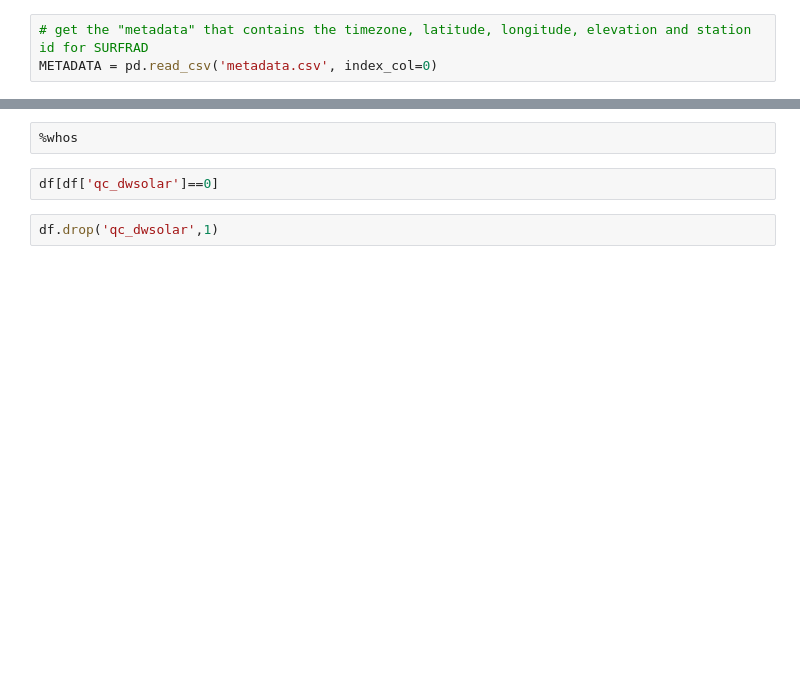
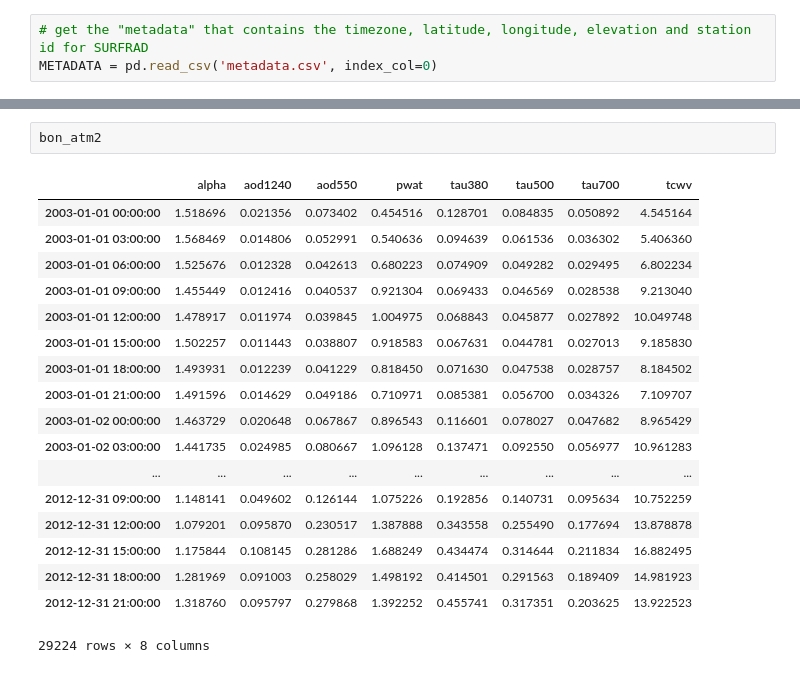
Before and after one commit to mikofski/pvsc44-clearsky-aod, a Jupyter notebook: PVSC-Clearsky-AOD.ipynb, the cells around one changed output, grey strips where cells are left out. Cells and saved outputs as stored; diff of their text form; blank space fills up the shorter version.

```diff
--- a/PVSC-Clearsky-AOD.ipynb
+++ b/PVSC-Clearsky-AOD.ipynb
@@ -69,9 +83,24 @@ bon[['dni', 'dhi', 'ghi']]['2003-06-15':'2003-06-16'].plot()
-# %%
-%whos
-# %%
-df[df['qc_dwsolar']==0]
-# %%
-df.drop('qc_dwsolar',1)
+# %%
+bon_atm2
+# %% [output]
+|  | alpha | aod1240 | aod550 | pwat | tau380 | tau500 | tau700 | tcwv |
+| 2003-01-01 00:00:00 | 1.518696 | 0.021356 | 0.073402 | 0.454516 | 0.128701 | 0.084835 | 0.050892 | 4.545164 |
+| 2003-01-01 03:00:00 | 1.568469 | 0.014806 | 0.052991 | 0.540636 | 0.094639 | 0.061536 | 0.036302 | 5.406360 |
+| 2003-01-01 06:00:00 | 1.525676 | 0.012328 | 0.042613 | 0.680223 | 0.074909 | 0.049282 | 0.029495 | 6.802234 |
+| 2003-01-01 09:00:00 | 1.455449 | 0.012416 | 0.040537 | 0.921304 | 0.069433 | 0.046569 | 0.028538 | 9.213040 |
+| 2003-01-01 12:00:00 | 1.478917 | 0.011974 | 0.039845 | 1.004975 | 0.068843 | 0.045877 | 0.027892 | 10.049748 |
+| 2003-01-01 15:00:00 | 1.502257 | 0.011443 | 0.038807 | 0.918583 | 0.067631 | 0.044781 | 0.027013 | 9.185830 |
+| 2003-01-01 18:00:00 | 1.493931 | 0.012239 | 0.041229 | 0.818450 | 0.071630 | 0.047538 | 0.028757 | 8.184502 |
+| 2003-01-01 21:00:00 | 1.491596 | 0.014629 | 0.049186 | 0.710971 | 0.085381 | 0.056700 | 0.034326 | 7.109707 |
+| 2003-01-02 00:00:00 | 1.463729 | 0.020648 | 0.067867 | 0.896543 | 0.116601 | 0.078027 | 0.047682 | 8.965429 |
+| 2003-01-02 03:00:00 | 1.441735 | 0.024985 | 0.080667 | 1.096128 | 0.137471 | 0.092550 | 0.056977 | 10.961283 |
+| ... | ... | ... | ... | ... | ... | ... | ... | ... |
+| 2012-12-31 09:00:00 | 1.148141 | 0.049602 | 0.126144 | 1.075226 | 0.192856 | 0.140731 | 0.095634 | 10.752259 |
+| 2012-12-31 12:00:00 | 1.079201 | 0.095870 | 0.230517 | 1.387888 | 0.343558 | 0.255490 | 0.177694 | 13.878878 |
+| 2012-12-31 15:00:00 | 1.175844 | 0.108145 | 0.281286 | 1.688249 | 0.434474 | 0.314644 | 0.211834 | 16.882495 |
+| 2012-12-31 18:00:00 | 1.281969 | 0.091003 | 0.258029 | 1.498192 | 0.414501 | 0.291563 | 0.189409 | 14.981923 |
+| 2012-12-31 21:00:00 | 1.318760 | 0.095797 | 0.279868 | 1.392252 | 0.455741 | 0.317351 | 0.203625 | 13.922523 |
+29224 rows × 8 columns
 # %% [markdown]
 ![Creative Commons License](https://i.creativecommons.org/l/by/4.0/88x31.png)
 Use of Measured Aerosol Optical Depth and Precipitable Water to Model Clear Sky Irradiance by [Mark A. Mikofski, Clifford W. Hansen, William F. Holmgren and Gregory M. Kimball](https://github.com/mikofski/pvsc44-clearsky-aod) is licensed under a [Creative Commons Attribution 4.0 International License](https://creativecommons.org/licenses/by/4.0/).
```
Also changed, not shown: parts of 7 cells of this notebook, 2 other files.
